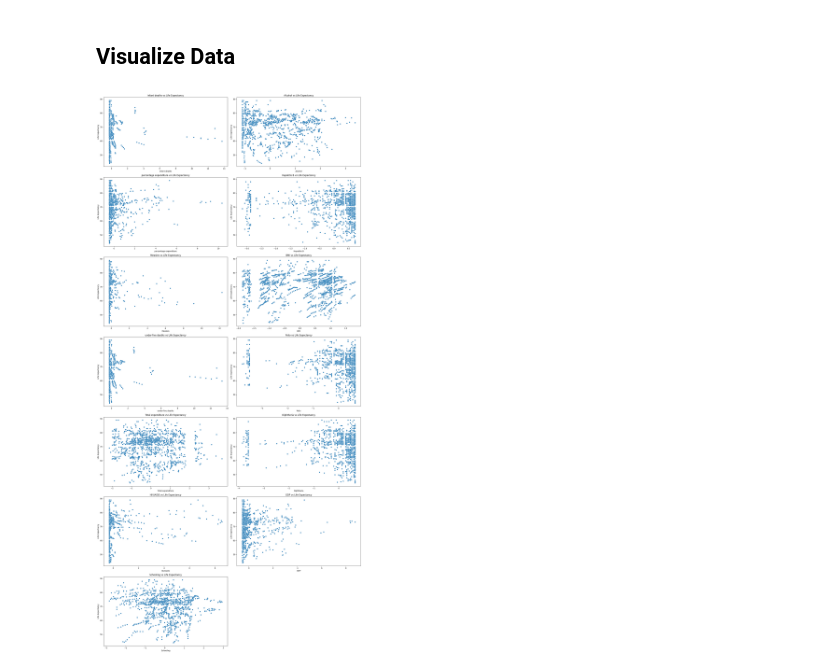
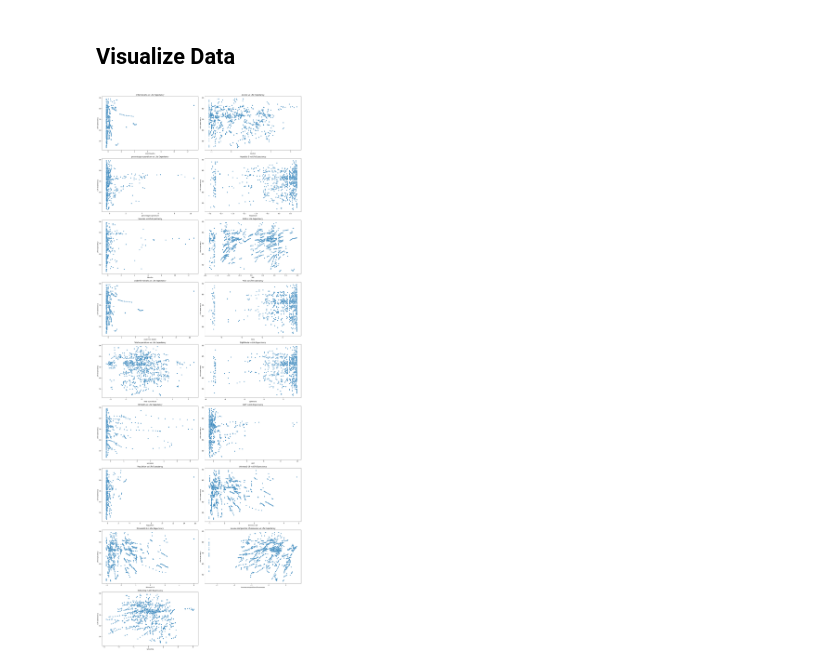
Before and after one commit to lisaliuu/life-expectancy, a Jupyter notebook: main.ipynb, the cells around one changed output. Saved outputs shown, nothing was run; the diff lists cells and outputs as text; code cells hidden in the pictures.

```diff
--- a/main.ipynb
+++ b/main.ipynb
@@ -2,23 +2,28 @@
 ## Get Data
 # %%
 from sklearn.preprocessing import StandardScaler
-import random
+from sklearn.decomposition import PCA
+from sklearn.model_selection import train_test_split
+from sklearn.linear_model import LinearRegression
+from sklearn.metrics import mean_squared_error
+import time
 import numpy as np
 import pandas as pd
+import itertools
+import heapq
 
 file_name = 'who.csv'
 data = pd.read_csv(file_name)
 
 
-columns_of_interest = [
+
+columns_of_interest = np.array([
     'infant deaths', 'Alcohol', 'percentage expenditure', 'Hepatitis B', 'Measles',
     'BMI', 'under-five deaths', 'Polio', 'Total expenditure', 'Diphtheria',
-    'HIV/AIDS', 'GDP', 'Life expectancy', 'Schooling'
-]
+    'HIV/AIDS', 'GDP', 'Population', 'thinness1-19', 'thinness5-9',
+    'Income composition of resources', 'Schooling'
+])
 
+data = data.dropna()
+output = data['Life expectancy']
 data = data[columns_of_interest]
-data = data.dropna()
-print(data.head())
-
-input = data.drop('Life expectancy', axis=1)
-output = data['Life expectancy']
@@ -54,31 +31,31 @@ please provide us feedback at https://github.com/pandas-dev/pandas/issues/54466
 ## Normalize Data
 # %%
 scaler = StandardScaler()
-input = pd.DataFrame(scaler.fit_transform(input), columns=input.columns)
+data = pd.DataFrame(scaler.fit_transform(data), columns=data.columns)
 # %% [markdown]
 ## Visualize Data
 # %%
 import matplotlib.pyplot as plt
 import seaborn as sns
 
 # Determine the number of rows/columns for the subplots
-n_columns = len(input.columns)
+n_columns = len(data.columns)
 n_rows = n_columns // 2 + (n_columns % 2)
 
 # Set the size of the overall figure
 plt.figure(figsize=(20, 6 * n_rows))
 
-for i, column in enumerate(input.columns):
+for i, column in enumerate(data.columns):
     # Create a subplot for each column
     plt.subplot(n_rows, 2, i + 1)
-    sns.scatterplot(x=input[column], y=output)
+    sns.scatterplot(x=data[column], y=output)
     plt.title(f'{column} vs Life Expectancy')
     plt.xlabel(column)
     plt.ylabel('Life Expectancy')
 
 # Adjust layout and display the plot
 plt.tight_layout()
 plt.savefig('prelim_data_vs.png', dpi=300, bbox_inches='tight')
 plt.show()
 # %% [output]
-[figure, old version]
+[figure, new version]
```
Also changed, not shown: parts of 8 cells of this notebook, 2 other files.
